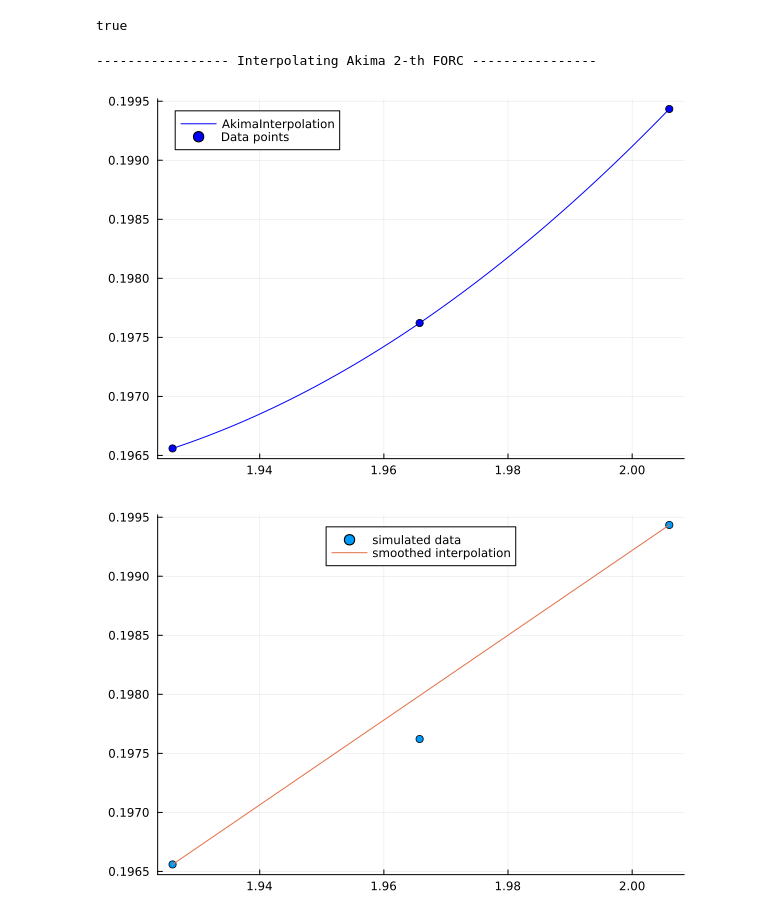
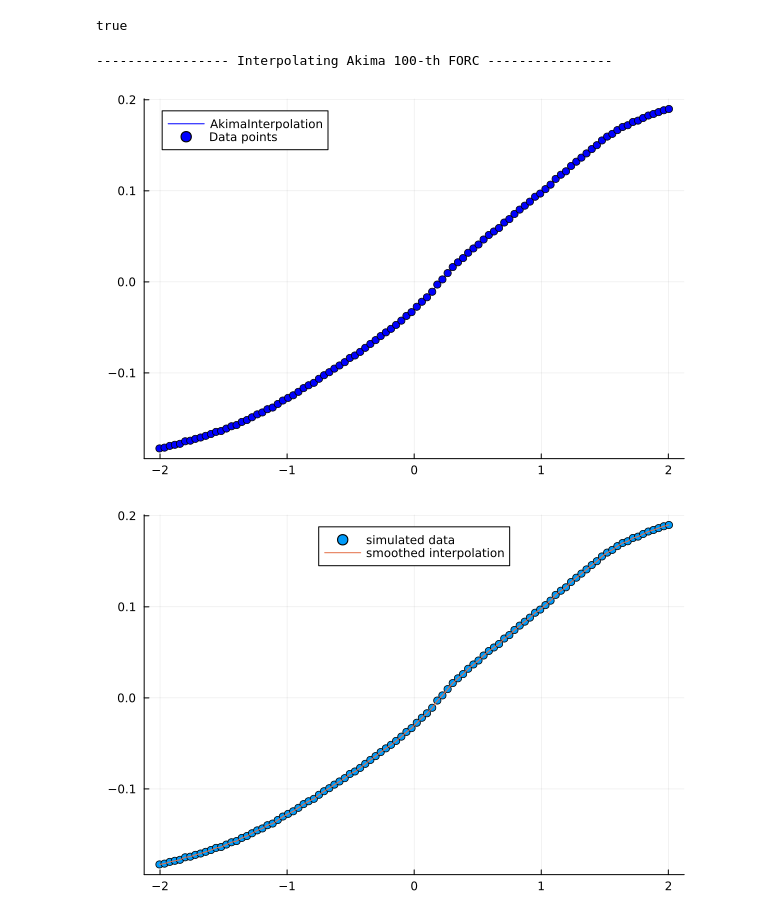
Before and after one commit to LaurentiuStoleriu/julia, a Jupyter notebook: _Magnetism/FORC.ipynb, the cells around one changed output. Drawn from its saved outputs; the diff is of its cells as text; code cells hidden in the pictures.

```diff
--- a/_Magnetism/FORC.ipynb
+++ b/_Magnetism/FORC.ipynb
@@ -138,15 +138,15 @@ true
 # %%
 if (showTest)
     # Interpolate one FORC
-    plotInterpFORC = 2 #div(numFORCs * 2, 3)
+    plotInterpFORC = 100 #div(numFORCs * 2, 3)
     println("----------------- Interpolating Akima $(plotInterpFORC)-th FORC ----------------")
     H_interp, M_interp = gimmeOneFORC(plotInterpFORC)
     Example = AkimaInterpolation(M_interp, H_interp)
     plot(Example)
 end
 # %% [output]
------------------ Interpolating Akima 2-th FORC ----------------
+----------------- Interpolating Akima 100-th FORC ----------------
-[figure, old version]
+[figure, new version]
 # %%
 if (showTest)
     # Smooth one FORC (N - num points after smoothing)
@@ -154,14 +154,14 @@ if (showTest)
     d = 3
     A = RegularizationSmooth(u, t, d; alg=:gcv_svd)
     û = A.û
-    N = 2 #length(t)
+    N = plotInterpFORC #length(t)
     titp = collect(range(minimum(t), maximum(t), length=N))
     uitp = A.(titp)
     scatter(t, u, label="simulated data", legend=:top)
     plot!(titp, uitp, label="smoothed interpolation")
 end
 # %% [output]
-[figure, old version]
+[figure, new version]
 # %%
 if (showTest)
     # Save interpolated / smoothed file for a single FORC
```
Also changed, not shown: parts of 6 cells of this notebook, 3 other files.
